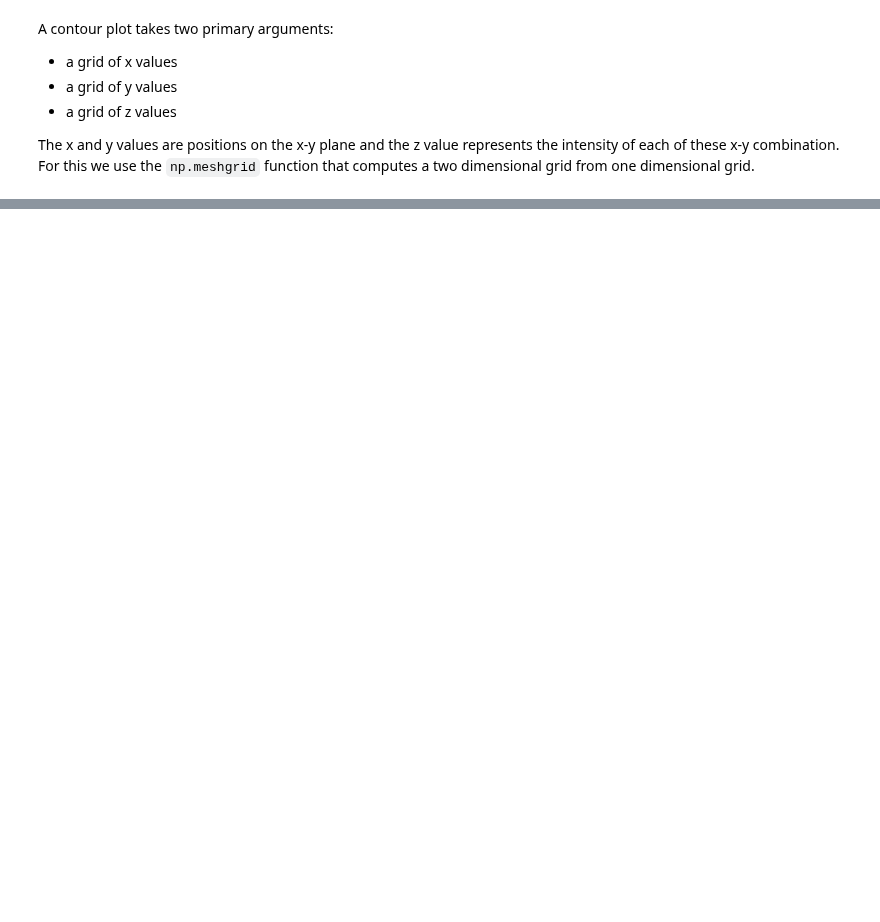
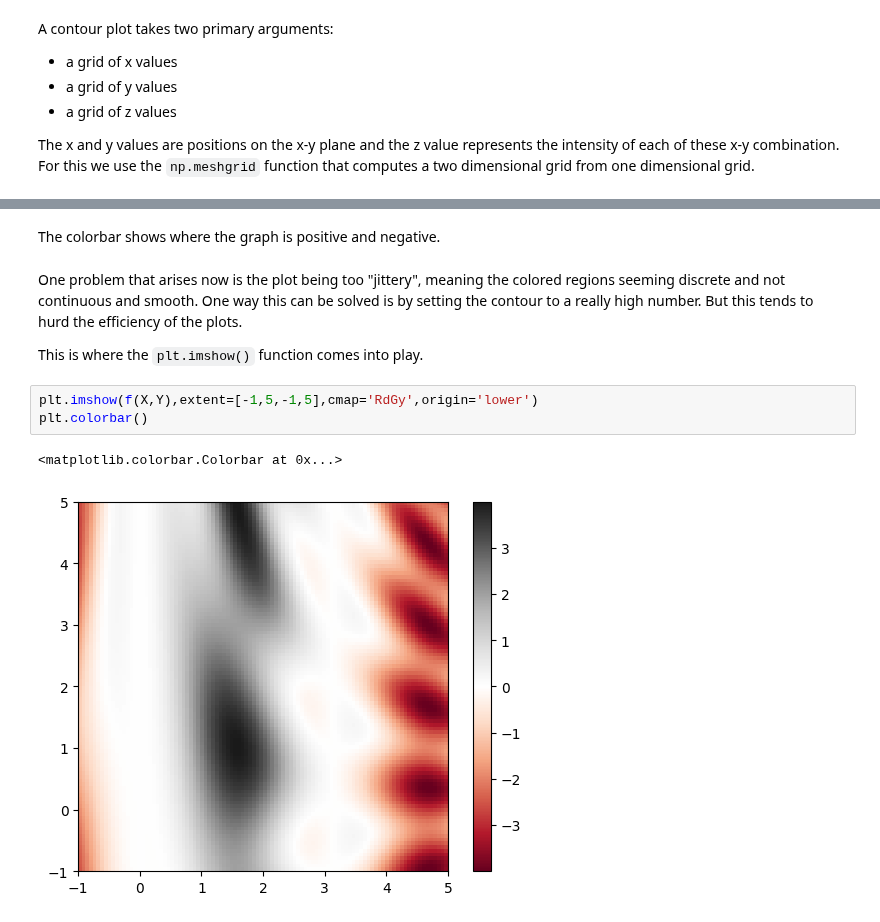
Before and after one commit to denis-james/Self-Learning, a Jupyter notebook: Matplotlib/4. Density and Contour Plots.ipynb, the cells around one changed output, grey strips where cells are left out. Cells and saved outputs as stored; diff of their text form; blank space fills up the shorter version.

```diff
--- a/Matplotlib/4. Density and Contour Plots.ipynb
+++ b/Matplotlib/4. Density and Contour Plots.ipynb
@@ -47,0 +71,12 @@ plt.contour(X,Y,f(X,Y))
+# %% [markdown]
+The colorbar shows where the graph is positive and negative.
+# %% [markdown]
+One problem that arises now is the plot being too "jittery", meaning the colored regions seeming discrete and not continuous and smooth. One way this can be solved is by setting the contour to a really high number. But this tends to hurd the efficiency of the plots.
+
+This is where the `plt.imshow()` function comes into play.
+# %%
+plt.imshow(f(X,Y),extent=[-1,5,-1,5],cmap='RdGy',origin='lower')
+plt.colorbar()
+# %% [output]
+<matplotlib.colorbar.Colorbar at 0x...>
+[figure, added]
```
Also changed, not shown: parts of 11 cells of this notebook.
